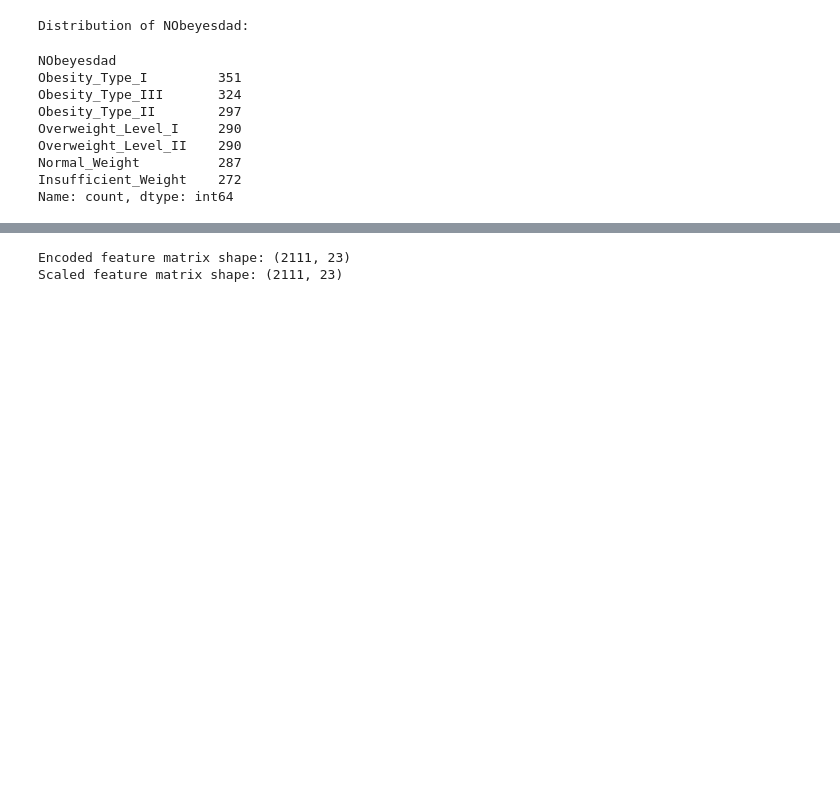
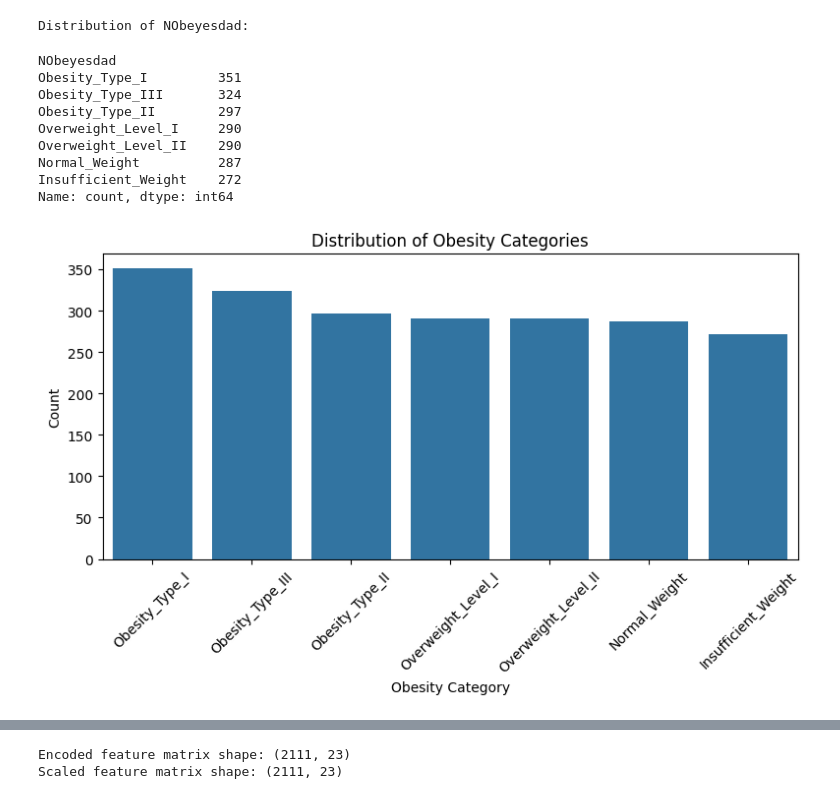
Before and after one commit to doriolson/CMOR_438_Final_Repository, a Jupyter notebook: examples/Unsupervised_Learning/Community_Detection/Community_Detection.ipynb, the cells around one changed output, grey strips where cells are left out. Drawn from its saved outputs; the diff is of its cells as text; code cells hidden in the pictures; blank space fills up the shorter version.

```diff
--- a/examples/Unsupervised_Learning/Community_Detection/Community_Detection.ipynb
+++ b/examples/Unsupervised_Learning/Community_Detection/Community_Detection.ipynb
@@ -124,3 +103,27 @@ Overweight_Level_II    290
 Normal_Weight          287
 Insufficient_Weight    272
 Name: count, dtype: int64
+# %%
+# ------------------------------------------------------------------
+# Distribution of Obesity Categories
+# ------------------------------------------------------------------
+
+# This plot shows the distribution of the obesity categories.
+# Although community detection is unsupervised, understanding
+# the target distribution helps later interpret whether detected
+# communities align with known obesity groups.
+
+plt.figure(figsize=(8, 5))
+sns.countplot(
+    data=df,
+    x="NObeyesdad",
+    order=df["NObeyesdad"].value_counts().index
+)
+plt.title("Distribution of Obesity Categories")
+plt.xlabel("Obesity Category")
+plt.ylabel("Count")
+plt.xticks(rotation=45)
+plt.tight_layout()
+plt.show()
+# %% [output]
+[figure, added]
```
Also changed, not shown: parts of 5 cells of this notebook, 16 other files.
